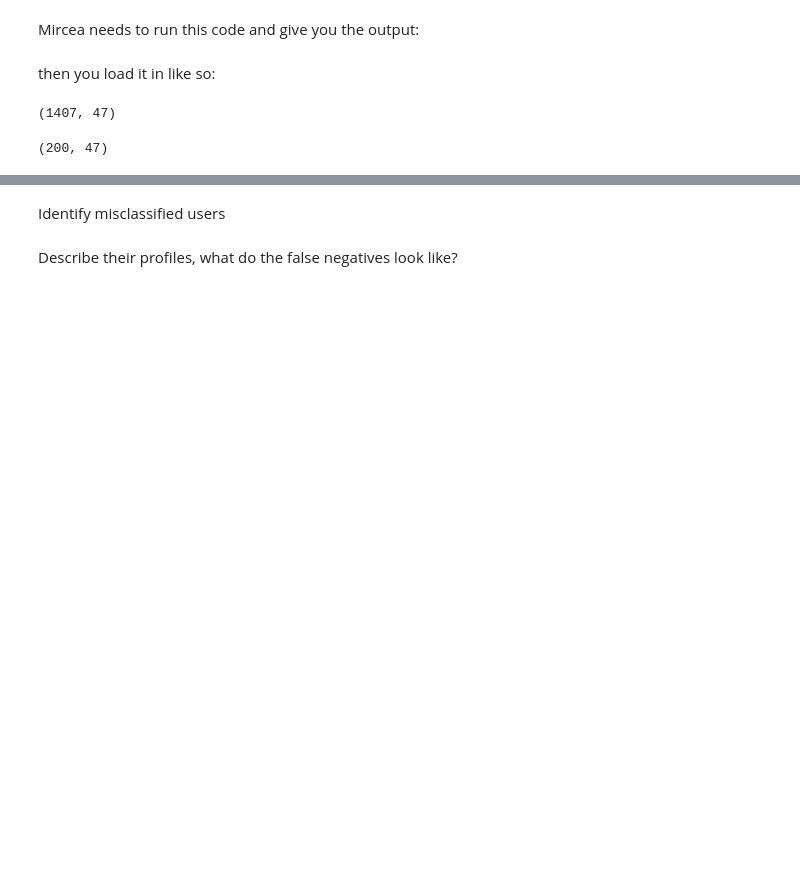
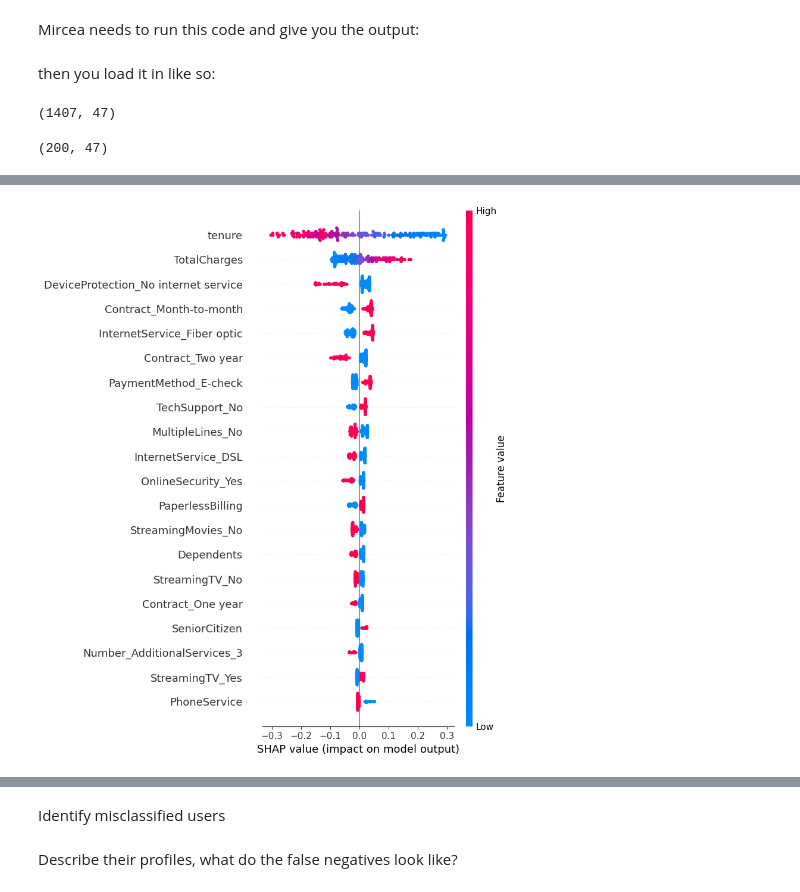
Before and after one commit to kristianhnielsen/aml_exam, a Jupyter notebook: rheannon/shallow_shap.ipynb, the cells around one changed output, grey strips where cells are left out. Saved outputs shown, nothing was run; the diff lists cells and outputs as text; code cells hidden in the pictures; blank space fills up the shorter version.

Commit message:
shap done

```diff
--- a/rheannon/shallow_shap.ipynb
+++ b/rheannon/shallow_shap.ipynb
@@ -24,9 +25,11 @@ then you load it in like so:
 print(X_test.shape)
 # %% [output]
 (1407, 47)
+# %%
+X_test_small = X_test.iloc[:200]
 # %%
-shap_values = np.load("./results/shallow/f1_dt/shap_values.npy")
-base_values = np.load("./results/shallow/f1_dt/base_values.npy")
+shap_values = np.load("./results/shallow/f1_logreg/shap_values.npy")
+base_values = np.load("./results/shallow/f1_logreg/base_values.npy")
 # %%
 print(shap_values.shape)
 # %% [output]
@@ -36,2 +58,4 @@ shap.summary_plot(shap_values, features=X_test, feature_names=X_test.columns)
 # %%
-shap.summary_plot(shap_values, X_test, plot_type="dot")
+shap.summary_plot(shap_values, X_test_small, plot_type="dot")
+# %% [output]
+[figure, added]
```
Also changed, not shown: parts of 22 cells of this notebook, 9 other files.
